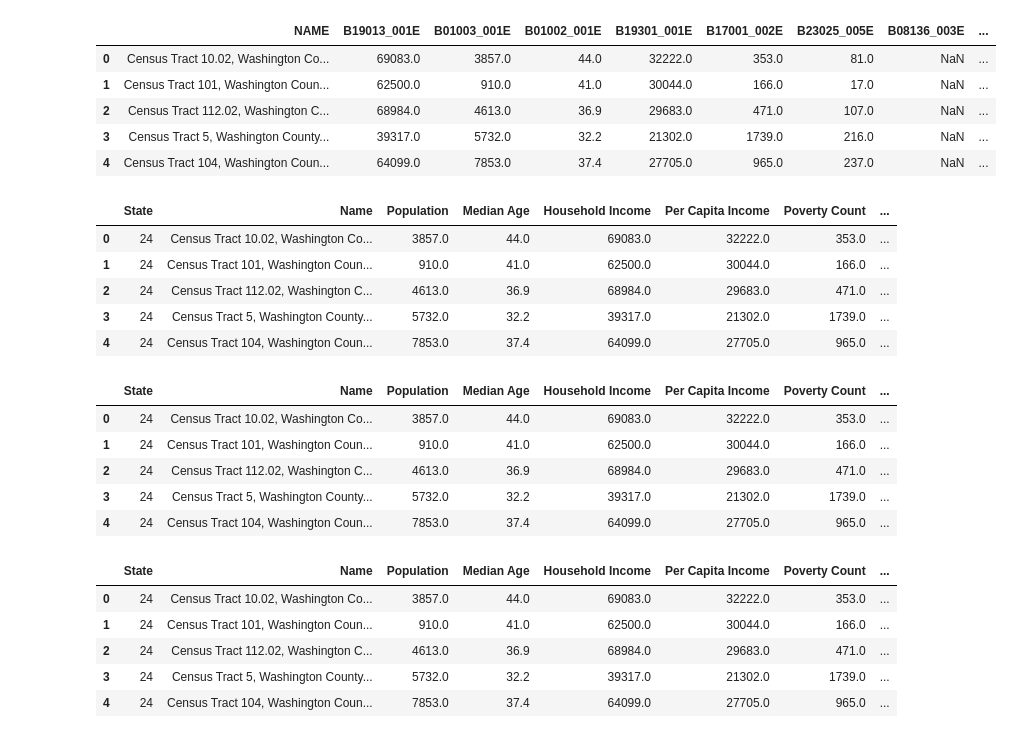
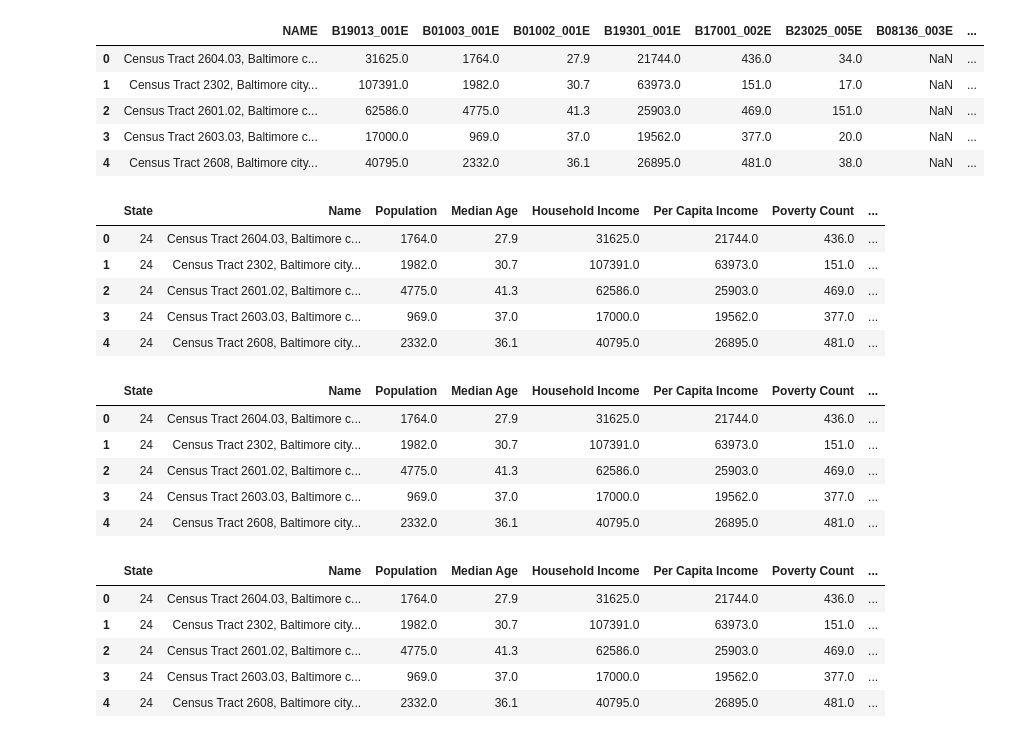
Before and after one commit to Jenkir/Land_Use_Commitee_CC_Analysis, a Jupyter notebook: corridors_062222.ipynb, the cells around one changed output. Drawn from its saved outputs; the diff is of its cells as text; code cells hidden in the pictures.

Commit message:
Pulled first draft of stats from census and filtered for Baltimore City

```diff
--- a/corridors_062222.ipynb
+++ b/corridors_062222.ipynb
@@ -23,28 +23,28 @@ c = Census(api_key, year=2019)
 # %%
 # Run Census Search to retrieve data on all states
 # Note the addition of "B23025_005E" for unemployment count
 census_data = c.acs5.state_county_tract(("NAME", "B19013_001E", "B01003_001E", "B01002_001E",
                           "B19301_001E",
                           "B17001_002E",
                           "B23025_005E",
                           "B08136_003E",
                           "B23025_004E",
                           "B23025_005E",
                           "B15003_017E"),
                          state_fips = states.MD.fips,
-                         county_fips = "*",
+                         county_fips = "510",
                          tract = "*")
 
 # Convert to DataFrame
 census_pd = pd.DataFrame(census_data)
 census_pd.head()
 # %% [output]
 |  | NAME | B19013_001E | B01003_001E | B01002_001E | B19301_001E | B17001_002E | B23025_005E | B08136_003E | ... |
-| 0 | Census Tract 10.02, Washington Co... | 69083.0 | 3857.0 | 44.0 | 32222.0 | 353.0 | 81.0 | NaN | ... |
-| 1 | Census Tract 101, Washington Coun... | 62500.0 | 910.0 | 41.0 | 30044.0 | 166.0 | 17.0 | NaN | ... |
-| 2 | Census Tract 112.02, Washington C... | 68984.0 | 4613.0 | 36.9 | 29683.0 | 471.0 | 107.0 | NaN | ... |
-| 3 | Census Tract 5, Washington County... | 39317.0 | 5732.0 | 32.2 | 21302.0 | 1739.0 | 216.0 | NaN | ... |
-| 4 | Census Tract 104, Washington Coun... | 64099.0 | 7853.0 | 37.4 | 27705.0 | 965.0 | 237.0 | NaN | ... |
+| 0 | Census Tract 2604.03, Baltimore c... | 31625.0 | 1764.0 | 27.9 | 21744.0 | 436.0 | 34.0 | NaN | ... |
+| 1 | Census Tract 2302, Baltimore city... | 107391.0 | 1982.0 | 30.7 | 63973.0 | 151.0 | 17.0 | NaN | ... |
+| 2 | Census Tract 2601.02, Baltimore c... | 62586.0 | 4775.0 | 41.3 | 25903.0 | 469.0 | 151.0 | NaN | ... |
+| 3 | Census Tract 2603.03, Baltimore c... | 17000.0 | 969.0 | 37.0 | 19562.0 | 377.0 | 20.0 | NaN | ... |
+| 4 | Census Tract 2608, Baltimore city... | 40795.0 | 2332.0 | 36.1 | 26895.0 | 481.0 | 38.0 | NaN | ... |
 # %%
 
 # Column Reordering
@@ -78,29 +78,29 @@ census_pd = census_pd[["State", "Name", "Population", "Median Age", "Household I
 census_pd.head()
 # %% [output]
 |  | State | Name | Population | Median Age | Household Income | Per Capita Income | Poverty Count | ... |
-| 0 | 24 | Census Tract 10.02, Washington Co... | 3857.0 | 44.0 | 69083.0 | 32222.0 | 353.0 | ... |
-| 1 | 24 | Census Tract 101, Washington Coun... | 910.0 | 41.0 | 62500.0 | 30044.0 | 166.0 | ... |
-| 2 | 24 | Census Tract 112.02, Washington C... | 4613.0 | 36.9 | 68984.0 | 29683.0 | 471.0 | ... |
-| 3 | 24 | Census Tract 5, Washington County... | 5732.0 | 32.2 | 39317.0 | 21302.0 | 1739.0 | ... |
-| 4 | 24 | Census Tract 104, Washington Coun... | 7853.0 | 37.4 | 64099.0 | 27705.0 | 965.0 | ... |
+| 0 | 24 | Census Tract 2604.03, Baltimore c... | 1764.0 | 27.9 | 31625.0 | 21744.0 | 436.0 | ... |
+| 1 | 24 | Census Tract 2302, Baltimore city... | 1982.0 | 30.7 | 107391.0 | 63973.0 | 151.0 | ... |
+| 2 | 24 | Census Tract 2601.02, Baltimore c... | 4775.0 | 41.3 | 62586.0 | 25903.0 | 469.0 | ... |
+| 3 | 24 | Census Tract 2603.03, Baltimore c... | 969.0 | 37.0 | 17000.0 | 19562.0 | 377.0 | ... |
+| 4 | 24 | Census Tract 2608, Baltimore city... | 2332.0 | 36.1 | 40795.0 | 26895.0 | 481.0 | ... |
 # %%
 census_pd["Poverty Rate"] = census_pd["Poverty Rate"].astype(float).round(1)
 census_pd.head()
 # %% [output]
 |  | State | Name | Population | Median Age | Household Income | Per Capita Income | Poverty Count | ... |
-| 0 | 24 | Census Tract 10.02, Washington Co... | 3857.0 | 44.0 | 69083.0 | 32222.0 | 353.0 | ... |
-| 1 | 24 | Census Tract 101, Washington Coun... | 910.0 | 41.0 | 62500.0 | 30044.0 | 166.0 | ... |
-| 2 | 24 | Census Tract 112.02, Washington C... | 4613.0 | 36.9 | 68984.0 | 29683.0 | 471.0 | ... |
-| 3 | 24 | Census Tract 5, Washington County... | 5732.0 | 32.2 | 39317.0 | 21302.0 | 1739.0 | ... |
-| 4 | 24 | Census Tract 104, Washington Coun... | 7853.0 | 37.4 | 64099.0 | 27705.0 | 965.0 | ... |
+| 0 | 24 | Census Tract 2604.03, Baltimore c... | 1764.0 | 27.9 | 31625.0 | 21744.0 | 436.0 | ... |
+| 1 | 24 | Census Tract 2302, Baltimore city... | 1982.0 | 30.7 | 107391.0 | 63973.0 | 151.0 | ... |
+| 2 | 24 | Census Tract 2601.02, Baltimore c... | 4775.0 | 41.3 | 62586.0 | 25903.0 | 469.0 | ... |
+| 3 | 24 | Census Tract 2603.03, Baltimore c... | 969.0 | 37.0 | 17000.0 | 19562.0 | 377.0 | ... |
+| 4 | 24 | Census Tract 2608, Baltimore city... | 2332.0 | 36.1 | 40795.0 | 26895.0 | 481.0 | ... |
 # %%
 census_pd["Unemployment Rate"] = census_pd["Unemployment Rate"].astype(float).round(1)
 census_pd.head()
 # %% [output]
 |  | State | Name | Population | Median Age | Household Income | Per Capita Income | Poverty Count | ... |
-| 0 | 24 | Census Tract 10.02, Washington Co... | 3857.0 | 44.0 | 69083.0 | 32222.0 | 353.0 | ... |
-| 1 | 24 | Census Tract 101, Washington Coun... | 910.0 | 41.0 | 62500.0 | 30044.0 | 166.0 | ... |
-| 2 | 24 | Census Tract 112.02, Washington C... | 4613.0 | 36.9 | 68984.0 | 29683.0 | 471.0 | ... |
-| 3 | 24 | Census Tract 5, Washington County... | 5732.0 | 32.2 | 39317.0 | 21302.0 | 1739.0 | ... |
-| 4 | 24 | Census Tract 104, Washington Coun... | 7853.0 | 37.4 | 64099.0 | 27705.0 | 965.0 | ... |
+| 0 | 24 | Census Tract 2604.03, Baltimore c... | 1764.0 | 27.9 | 31625.0 | 21744.0 | 436.0 | ... |
+| 1 | 24 | Census Tract 2302, Baltimore city... | 1982.0 | 30.7 | 107391.0 | 63973.0 | 151.0 | ... |
+| 2 | 24 | Census Tract 2601.02, Baltimore c... | 4775.0 | 41.3 | 62586.0 | 25903.0 | 469.0 | ... |
+| 3 | 24 | Census Tract 2603.03, Baltimore c... | 969.0 | 37.0 | 17000.0 | 19562.0 | 377.0 | ... |
+| 4 | 24 | Census Tract 2608, Baltimore city... | 2332.0 | 36.1 | 40795.0 | 26895.0 | 481.0 | ... |
 # %%
```
Also changed, not shown: parts of 11 cells of this notebook, 1 other file.
